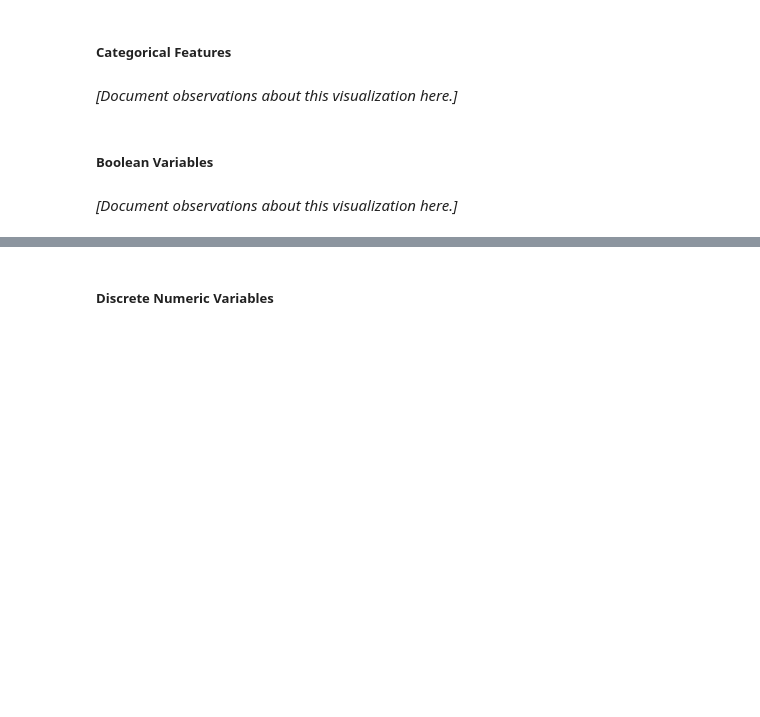
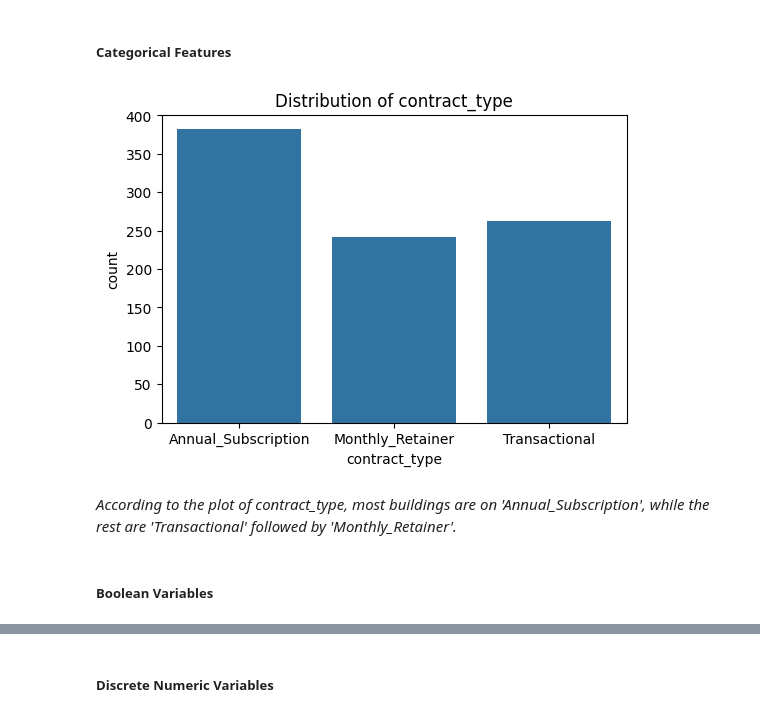
Before and after one commit to KyleHollands/Practice_Project__The_Condo_Services_Retention_Model, a Jupyter notebook: Data Analysis Template v6.ipynb, the cells around one changed output, grey strips where cells are left out. Drawn from its saved outputs; the diff is of its cells as text; code cells hidden in the pictures; blank space fills up the shorter version.

```diff
--- a/Data Analysis Template v6.ipynb
+++ b/Data Analysis Template v6.ipynb
@@ -245,0 +389,4 @@ With planning complete, begin exploring and cleaning your data to prepare for st
+# %%
+# Filter data to focus on 'North' region.
+df = df[df['region'] == 'North']
+print(f"Dataset after filtering for 'North' region: {df.shape[0]} rows")
@@ -245,0 +395,3 @@ With planning complete, begin exploring and cleaning your data to prepare for st
+# %%
+# Create a 'number_of_services' column by counting the number of services in 'services_used'
+df['number_of_services'] = df['services_used'].apply(lambda x: len(x.split(',')))
@@ -250 +422,4 @@ With planning complete, begin exploring and cleaning your data to prepare for st
+# %%
+# Drop the 'churn_prob' column as it was introduced for data generation and is not a real feature.
+df.drop(columns=['churn_prob'], inplace=True)
 # %% [markdown]
@@ -288,4 +489,12 @@ This section provides comprehensive visualizations to understand data distributi
-# %% [markdown]
-*[Document observations about this visualization here.]*
+# %%
+# Create subplot grid for categorical features
+plt.figure(figsize=(6, 4))
+sns.countplot(data=df, x='contract_type')
+plt.title('Distribution of contract_type')
+plt.show()
+# %% [output]
+[figure, added]
+# %% [markdown]
+*According to the plot of contract_type, most buildings are on 'Annual_Subscription', while the rest are 'Transactional' followed by 'Monthly_Retainer'.*
 # %% [markdown]
 ##### Boolean Variables
@@ -294,2 +500,0 @@ This section provides comprehensive visualizations to understand data distributi
-# %% [markdown]
-*[Document observations about this visualization here.]*
```
Also changed, not shown: parts of 83 cells of this notebook, 2 other files.
